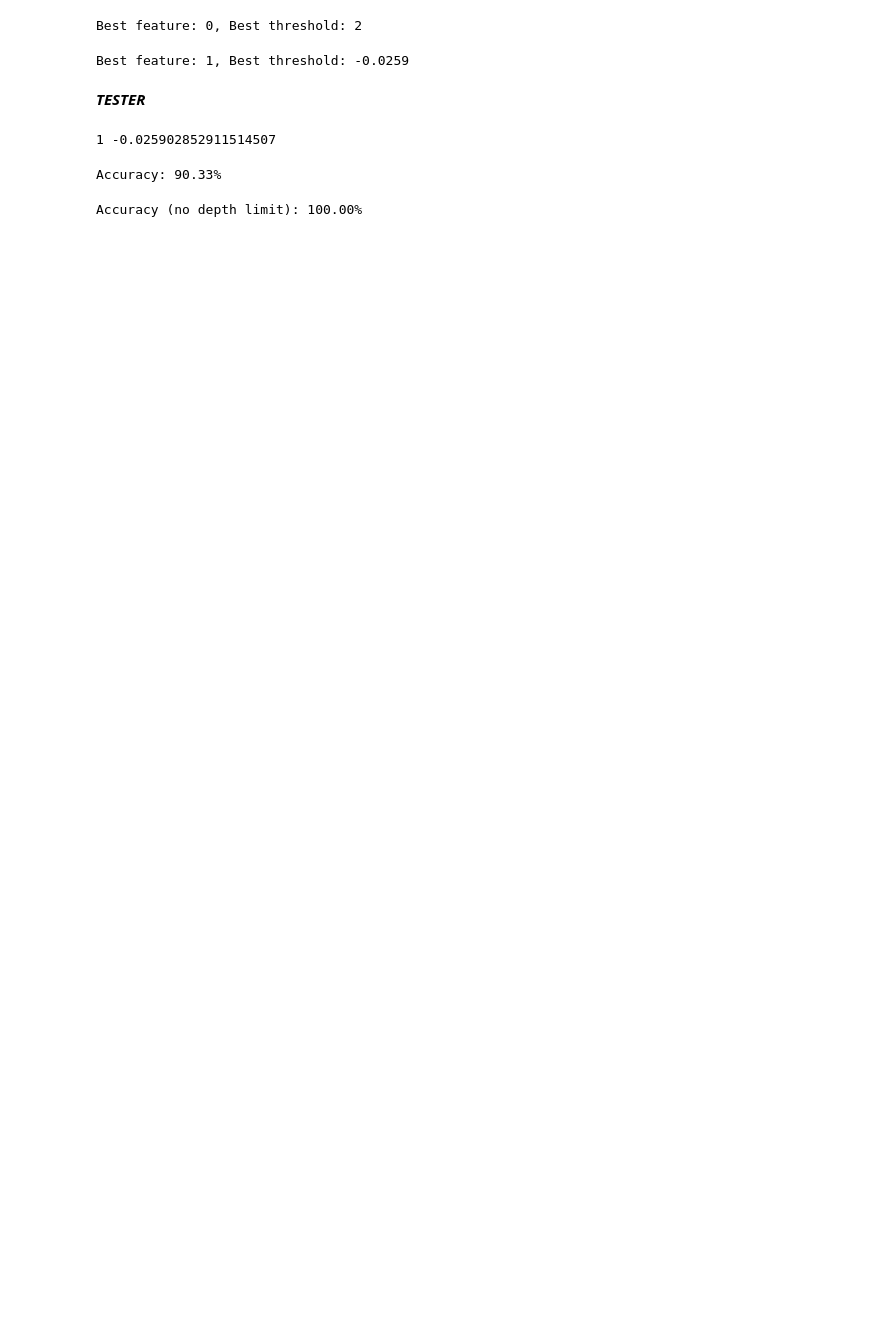
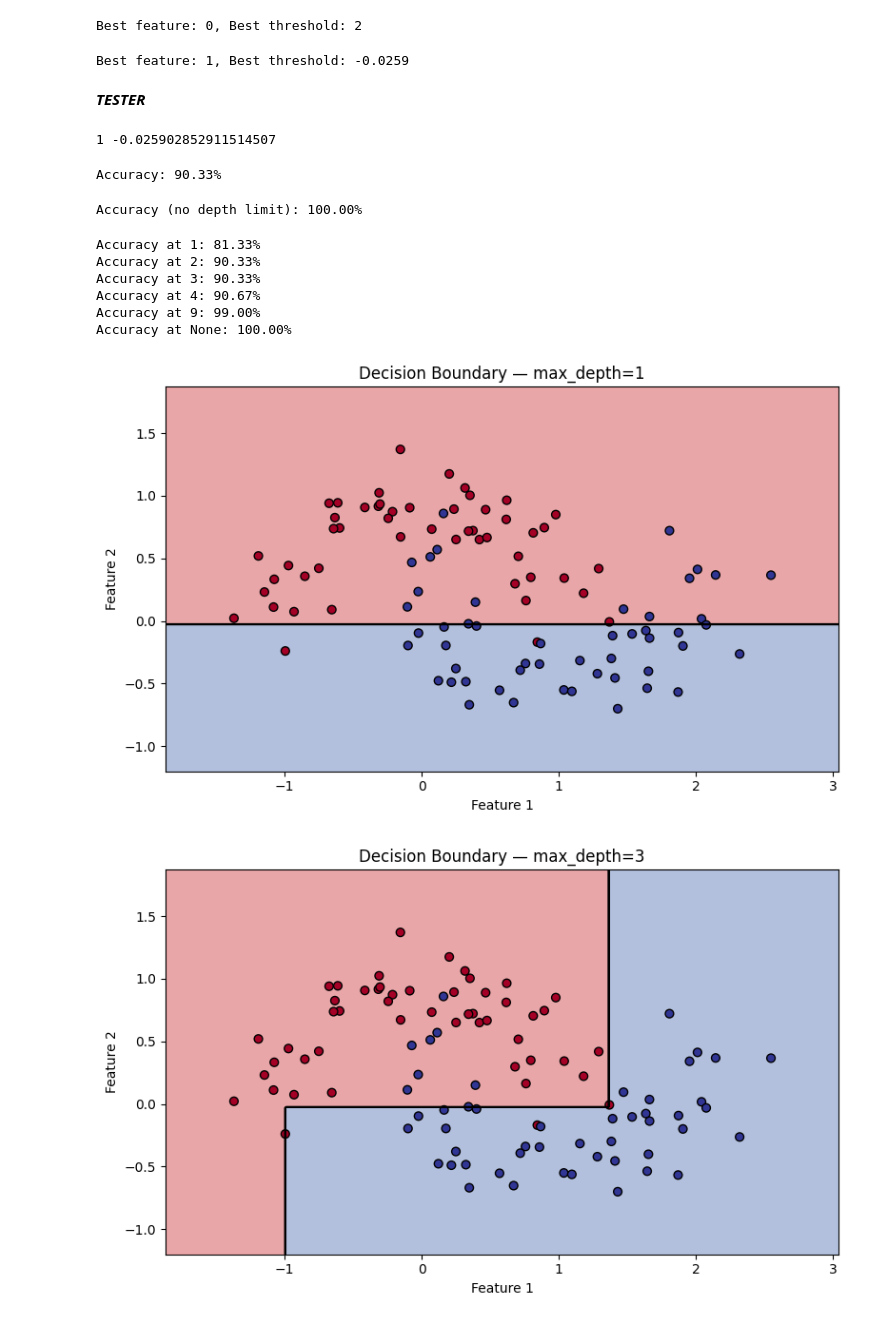
Before and after one commit to adityandandia/ml-from-scratch, a Jupyter notebook: DecisionTrees/decisiontreesfromscratch.ipynb, the cells around one changed output. Drawn from its saved outputs; the diff is of its cells as text; code cells hidden in the pictures; blank space fills up the shorter version.

Commit message:
Run moon dataset, check the decision boundary trend across various depths[1,3,5,None]

```diff
--- a/DecisionTrees/decisiontreesfromscratch.ipynb
+++ b/DecisionTrees/decisiontreesfromscratch.ipynb
@@ -124,3 +125,15 @@ preds_full = predict(tree_full, X)
 print(f"Accuracy (no depth limit): {np.mean(preds_full == y) * 100:.2f}%")
 # %% [output]
 Accuracy (no depth limit): 100.00%
+# %%
+for depth in [1,2, 3,4,9, None]:
+  tree_full = build_tree(X, y, max_depth=depth)
+  preds_full = predict(tree_full,X)
+  print(f"Accuracy at {depth}: {np.mean(preds_full==y)*100:.2f}%")
+# %% [output]
+Accuracy at 1: 81.33%
+Accuracy at 2: 90.33%
+Accuracy at 3: 90.33%
+Accuracy at 4: 90.67%
+Accuracy at 9: 99.00%
+Accuracy at None: 100.00%
@@ -126,0 +171,31 @@ Accuracy (no depth limit): 100.00%
+# %%
+import matplotlib.pyplot as plt
+
+def plot_decision_boundary(X, y, tree, title="Decision Boundary"):
+    x_min, x_max = X[:, 0].min() - 0.5, X[:, 0].max() + 0.5
+    y_min, y_max = X[:, 1].min() - 0.5, X[:, 1].max() + 0.5
+
+    xx, yy = np.meshgrid(np.arange(x_min, x_max, 0.01),
+                         np.arange(y_min, y_max, 0.01))
+
+    grid = np.c_[xx.ravel(), yy.ravel()]  # shape (n_points, 2)
+    Z = predict(tree, grid)               # your predict function
+    Z = Z.reshape(xx.shape)
+
+    plt.figure(figsize=(8, 5))
+    plt.contourf(xx, yy, Z, alpha=0.4, cmap='RdYlBu')
+    plt.contour(xx, yy, Z, colors='k', linewidths=0.8)
+    plt.scatter(X[:, 0], X[:, 1], c=y, cmap='RdYlBu', edgecolors='k', s=40)
+    plt.title(title)
+    plt.xlabel("Feature 1")
+    plt.ylabel("Feature 2")
+    plt.tight_layout()
+    plt.show()
+
+# Plot for each depth
+for depth in [1, 3, 5, None]:
+    tree = build_tree(X, y, max_depth=depth)
+    plot_decision_boundary(X, y, tree, title=f"Decision Boundary — max_depth={depth}")
+# %% [output]
+[figure, added]
+[figure, added]
```
Also changed, not shown: parts of 3 cells of this notebook.
